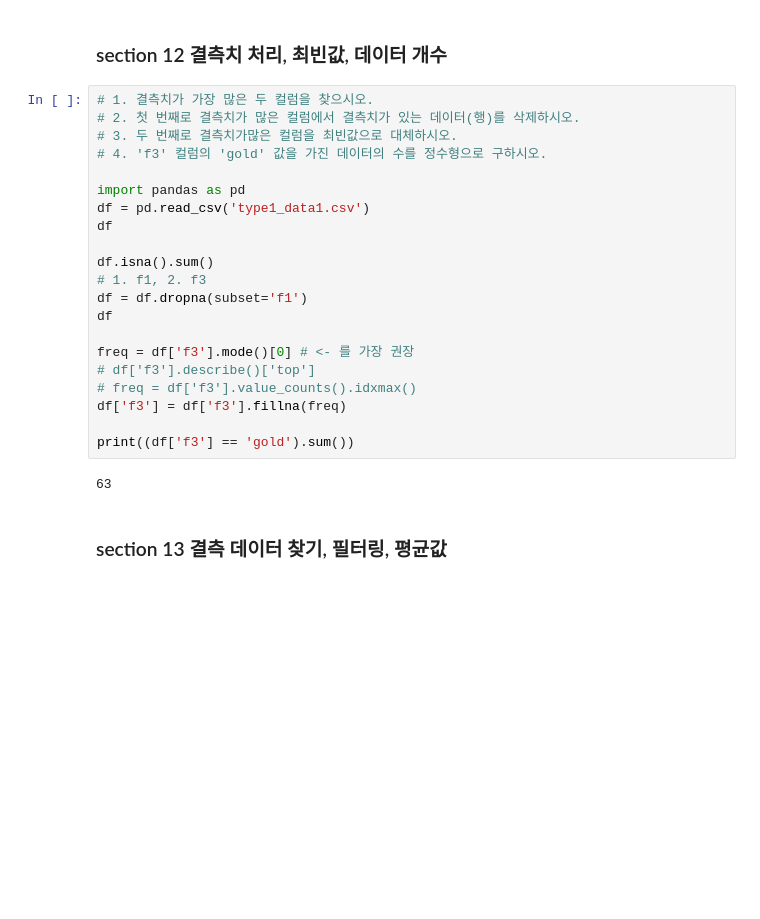
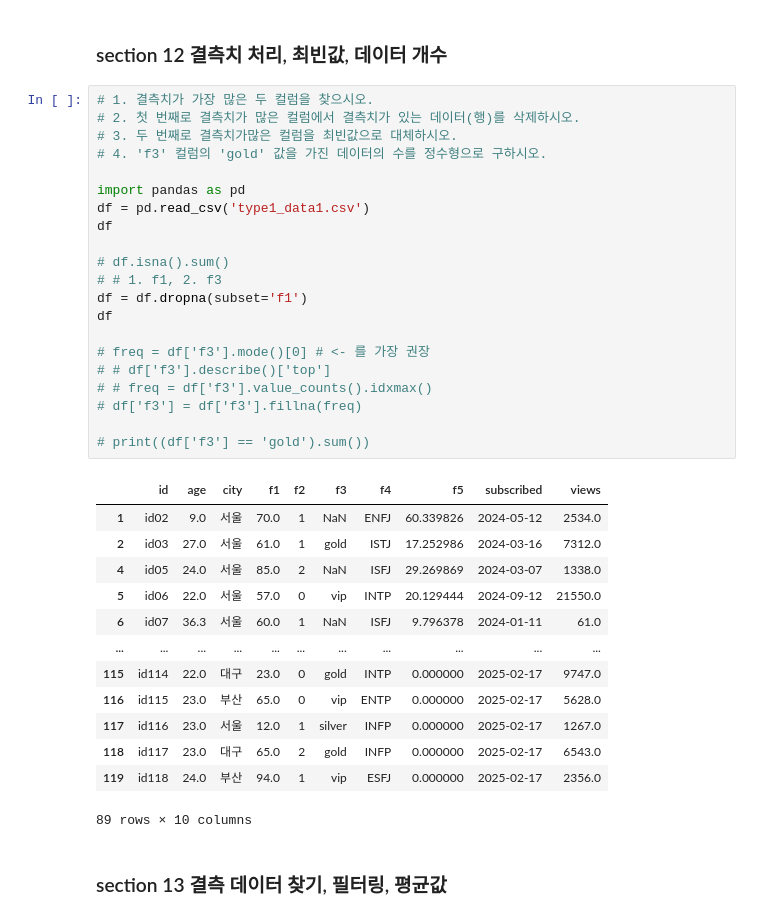
Before and after one commit to zzl-hyun/bigdata_analyst_cert_v2, a Jupyter notebook: part1/ch3/ch3_ex_type1.ipynb, the cells around one changed output. Cells and saved outputs as stored; diff of their text form; blank space fills up the shorter version.

```diff
--- a/part1/ch3/ch3_ex_type1.ipynb
+++ b/part1/ch3/ch3_ex_type1.ipynb
@@ -213,26 +213,38 @@ print(int(q3 - q1))
 # %%
 # 1. 결측치가 가장 많은 두 컬럼을 찾으시오.
 # 2. 첫 번째로 결측치가 많은 컬럼에서 결측치가 있는 데이터(행)를 삭제하시오.
 # 3. 두 번째로 결측치가많은 컬럼을 최빈값으로 대체하시오.
 # 4. 'f3' 컬럼의 'gold' 값을 가진 데이터의 수를 정수형으로 구하시오.
 
 import pandas as pd
 df = pd.read_csv('type1_data1.csv')
 df
 
-df.isna().sum()
-# 1. f1, 2. f3
+# df.isna().sum()
+# # 1. f1, 2. f3
 df = df.dropna(subset='f1')
 df
 
-freq = df['f3'].mode()[0] # <- 를 가장 권장
-# df['f3'].describe()['top']
-# freq = df['f3'].value_counts().idxmax()
-df['f3'] = df['f3'].fillna(freq)
+# freq = df['f3'].mode()[0] # <- 를 가장 권장
+# # df['f3'].describe()['top']
+# # freq = df['f3'].value_counts().idxmax()
+# df['f3'] = df['f3'].fillna(freq)
 
-print((df['f3'] == 'gold').sum())
+# print((df['f3'] == 'gold').sum())
 # %% [output]
+|  | id | age | city | f1 | f2 | f3 | f4 | f5 | subscribed | views |
+| 1 | id02 | 9.0 | 서울 | 70.0 | 1 | NaN | ENFJ | 60.339826 | 2024-05-12 | 2534.0 |
+| 2 | id03 | 27.0 | 서울 | 61.0 | 1 | gold | ISTJ | 17.252986 | 2024-03-16 | 7312.0 |
+| 4 | id05 | 24.0 | 서울 | 85.0 | 2 | NaN | ISFJ | 29.269869 | 2024-03-07 | 1338.0 |
+| 5 | id06 | 22.0 | 서울 | 57.0 | 0 | vip | INTP | 20.129444 | 2024-09-12 | 21550.0 |
+| 6 | id07 | 36.3 | 서울 | 60.0 | 1 | NaN | ISFJ | 9.796378 | 2024-01-11 | 61.0 |
+| ... | ... | ... | ... | ... | ... | ... | ... | ... | ... | ... |
+| 115 | id114 | 22.0 | 대구 | 23.0 | 0 | gold | INTP | 0.000000 | 2025-02-17 | 9747.0 |
+| 116 | id115 | 23.0 | 부산 | 65.0 | 0 | vip | ENTP | 0.000000 | 2025-02-17 | 5628.0 |
+| 117 | id116 | 23.0 | 서울 | 12.0 | 1 | silver | INFP | 0.000000 | 2025-02-17 | 1267.0 |
+| 118 | id117 | 23.0 | 대구 | 65.0 | 2 | gold | INFP | 0.000000 | 2025-02-17 | 6543.0 |
+| 119 | id118 | 24.0 | 부산 | 94.0 | 1 | vip | ESFJ | 0.000000 | 2025-02-17 | 2356.0 |
-63
+89 rows × 10 columns
 # %% [markdown]
 ### section 13 결측 데이터 찾기, 필터링, 평균값
 # %%
```
Also changed, not shown: parts of 4 cells of this notebook, 1 other file.
